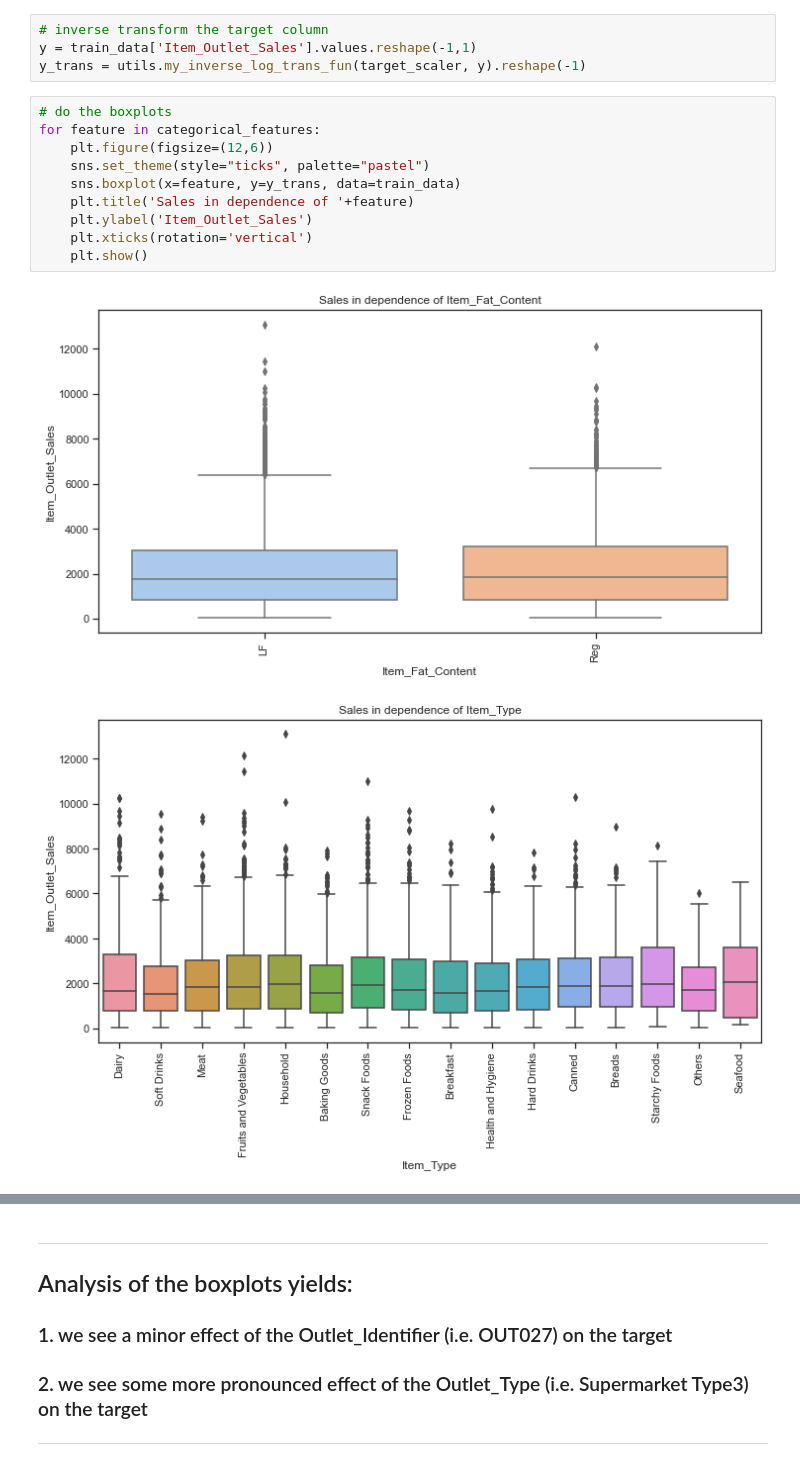
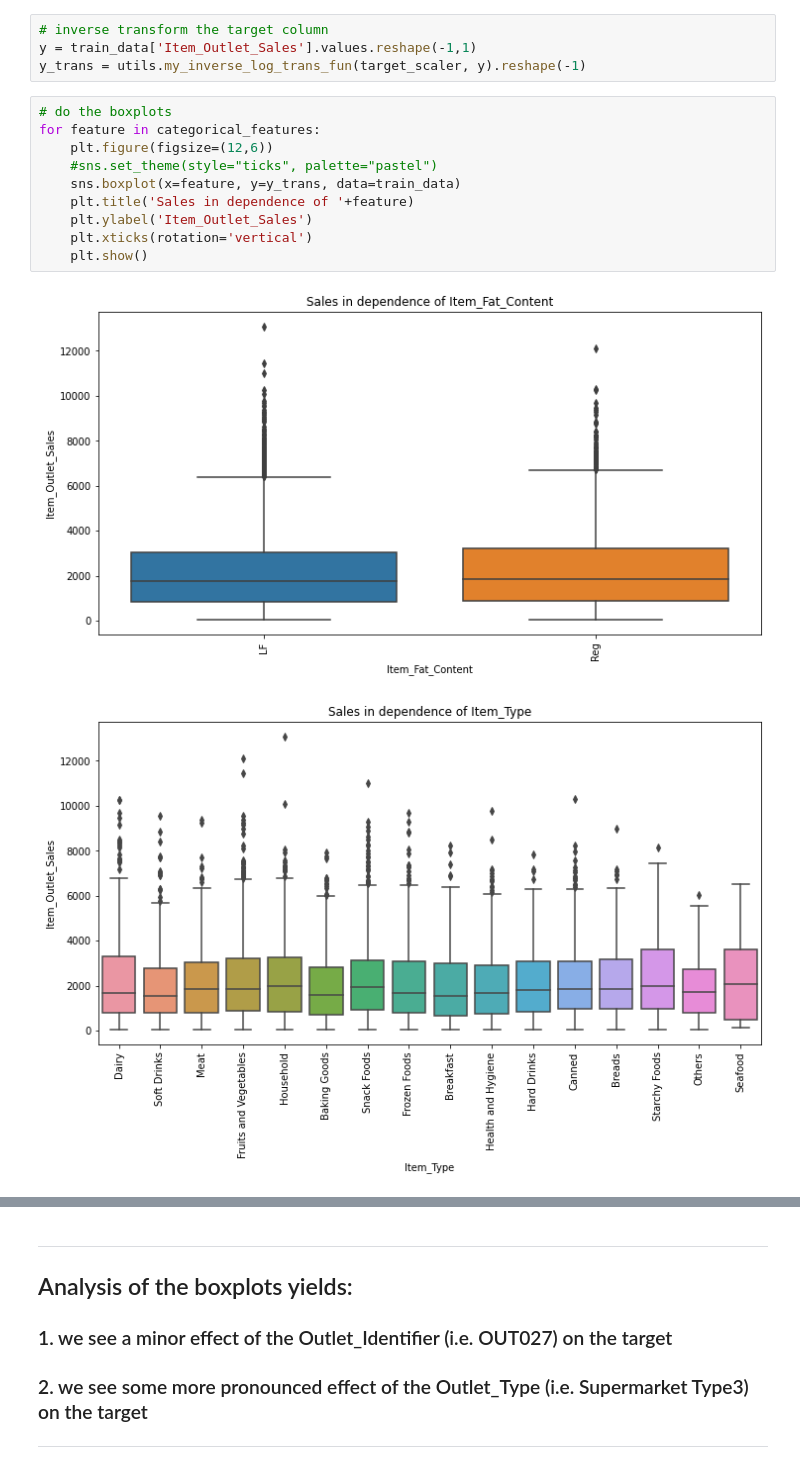
Before and after one commit to Sebastian1981/Sales_Prediction, a Jupyter notebook: notebooks/poc.ipynb, the cells around one changed output, grey strips where cells are left out. Drawn from its saved outputs; the diff is of its cells as text.

```diff
--- a/notebooks/poc.ipynb
+++ b/notebooks/poc.ipynb
@@ -269,13 +271,13 @@ y_trans = utils.my_inverse_log_trans_fun(target_scaler, y).reshape(-1)
 # %%
 # do the boxplots
 for feature in categorical_features:
     plt.figure(figsize=(12,6))
-    sns.set_theme(style="ticks", palette="pastel")
+    #sns.set_theme(style="ticks", palette="pastel")
     sns.boxplot(x=feature, y=y_trans, data=train_data)
     plt.title('Sales in dependence of '+feature)
     plt.ylabel('Item_Outlet_Sales')
     plt.xticks(rotation='vertical')
     plt.show()
 # %% [output]
-[figure, old version]
+[figure, new version]
-[figure, old version]
+[figure, new version]
```
Also changed, not shown: parts of 34 cells of this notebook.
